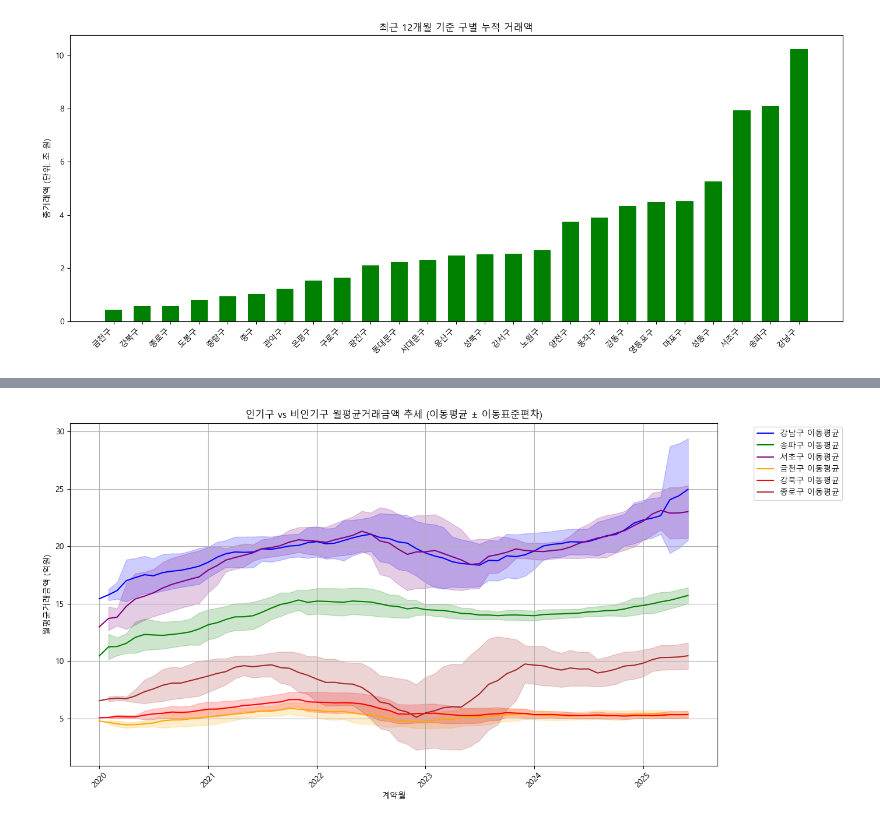
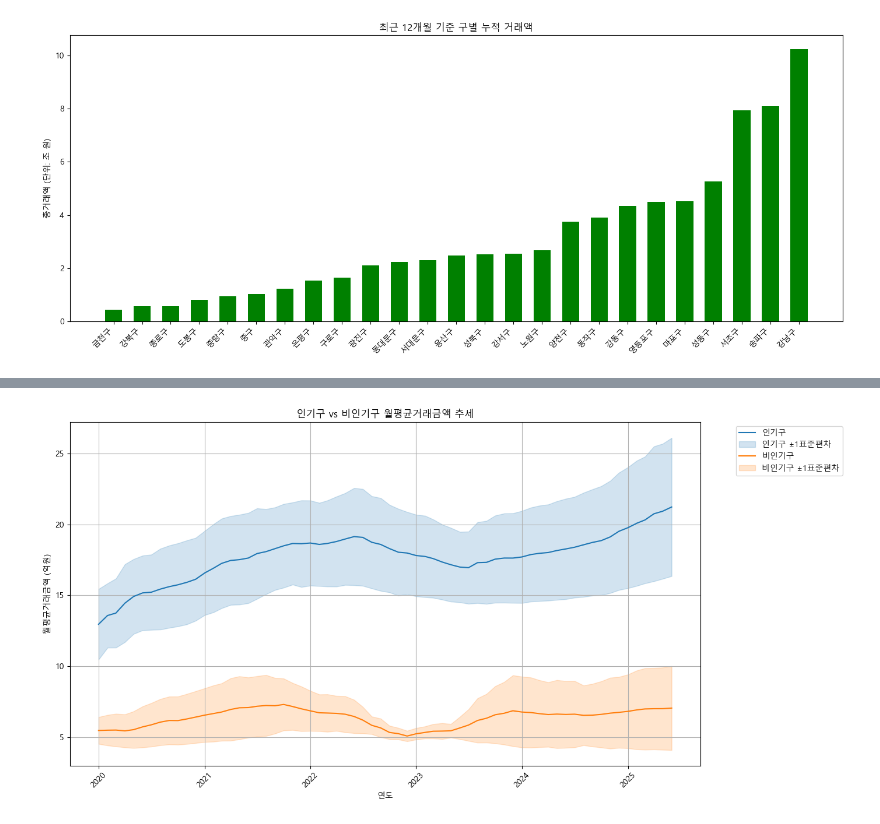
Before and after one commit to krystallinekim/pjt-DataAnalysis-Korean_Real_Estate, a Jupyter notebook: 01_market_comparison.ipynb, the cells around one changed output, grey strips where cells are left out. Saved outputs shown, nothing was run; the diff lists cells and outputs as text; code cells hidden in the pictures.

```diff
--- a/01_market_comparison.ipynb
+++ b/01_market_comparison.ipynb
@@ -27,6 +27,7 @@ plt.rcParams['axes.unicode_minus'] = False
 
 df_sales = pd.read_csv('./data/sales_clean.csv')
 df_sales['계약일'] = pd.to_datetime(df_sales['계약일'], format='%Y%m%d')
+df_sales['계약월'] = pd.to_datetime(df_sales['계약월'], format='%Y-%m-%d')
 
 df_sales_copy = df_sales.copy()
-display(df_sales_copy.head())
+# display(df_sales_copy.info())
@@ -54,15 +48,18 @@ popular = district_sales_stats.sort_values(by = ['총거래액', '거래건수']
 unpopular = district_sales_stats.sort_values(by = ['총거래액', '거래건수'], ascending=[True, False]).head(3).index.tolist()
 
 print(f'인기구: {popular}\n비인기구: {unpopular}')
+
+# 구분 컬럼 추가
+df_sales_copy['구분'] = df_sales_copy['구'].apply(
+    lambda x: '인기구' if x in popular else ('비인기구' if x in unpopular else '기타')
+)
 # %% [output]
 인기구: ['강남구', '송파구', '서초구']
 비인기구: ['금천구', '강북구', '종로구']
 # %%
 sales_popular_mask = df_sales_copy['구'].isin(popular + unpopular)
 df_popular = df_sales_copy[sales_popular_mask]
-df_popular['계약월'] = pd.to_datetime(df_popular['계약월'], format='%Y-%m-%d')
 # display(df_popular)
-
 
 ## 1. 전체 평균 거래가, 평단가
 avg_price_stats = df_popular.groupby('구').agg({
@@ -76,6 +73,10 @@ avg_price_stats.columns = ['구', '평균거래가', '평균평단가']
 from da_utils.calc_monthly_annual import calc_monthly_annual
 
 monthly_stats, annual_stats = calc_monthly_annual(df_popular, '구')
+
+monthly_stats['구분'] = monthly_stats['구'].apply(
+    lambda x: '인기구' if x in popular else ('비인기구' if x in unpopular else '기타')
+)
 # display(monthly_stats, annual_stats)
 # %%
 ## 3. 거래밀도 (월별 거래건수 / 인구수)
@@ -262,38 +326,31 @@ plt.show()
 # %%
-# 월평균거래금액 추세
+# 인기구/비인기구 데이터 선택
+df_plot = monthly_stats[monthly_stats['구'].isin(popular + unpopular)].copy()
+df_plot['구분'] = df_plot['구'].apply(lambda x: '인기구' if x in popular else '비인기구')
+
+# 구분별 월평균과 표준편차 계산
+df_summary = df_plot.groupby(['계약월','구분'])['이동평균'].agg(['mean','std']).reset_index()
+
+# 색상 설정
+colors = {'인기구':'tab:blue', '비인기구':'tab:orange'}
 
 plt.figure(figsize=(14,7))
 
-# 인기구 색상 리스트
-popular_colors = ['blue', 'green', 'purple']
-# 비인기구 색상 리스트
-unpopular_colors = ['orange', 'red', 'brown']
+for group in ['인기구','비인기구']:
+    subset = df_summary[df_summary['구분']==group]
+    plt.plot(subset['계약월'], subset['mean']/1e8, label=f'{group}', color=colors[group])
+    plt.fill_between(subset['계약월'],
+                     (subset['mean'] - subset['std'])/1e8,
+                     (subset['mean'] + subset['std'])/1e8,
+                     color=colors[group], alpha=0.2, label=f'{group} ±1표준편차')
 
-# 인기구
-for i, g in enumerate(popular):
-    df = monthly_stats[monthly_stats['구'] == g]
-    plt.plot(df['계약월'], df['이동평균']/1e8, label=f'{g} 이동평균', color=popular_colors[i])
-    plt.fill_between(df['계약월'],
-                     (df['이동평균'] - df['이동표준편차'])/1e8,
-                     (df['이동평균'] + df['이동표준편차'])/1e8,
-                     color=popular_colors[i], alpha=0.2)
-
-# 비인기구
-for i, g in enumerate(unpopular):
-    df = monthly_stats[monthly_stats['구'] == g]
-    plt.plot(df['계약월'], df['이동평균']/1e8, label=f'{g} 이동평균', color=unpopular_colors[i])
-    plt.fill_between(df['계약월'],
-                     (df['이동평균'] - df['이동표준편차'])/1e8,
-                     (df['이동평균'] + df['이동표준편차'])/1e8,
-                     color=unpopular_colors[i], alpha=0.2)
-
-plt.title('인기구 vs 비인기구 월평균거래금액 추세 (이동평균 ± 이동표준편차)')
-plt.xlabel('계약월')
+plt.title('인기구 vs 비인기구 월평균거래금액 추세')
+plt.xlabel('연도')
 plt.ylabel('월평균거래금액 (억원)')
 plt.xticks(rotation=45)
 plt.legend(bbox_to_anchor=(1.05, 1), loc='upper left')
 plt.grid(True)
 plt.tight_layout()
 plt.show()
 # %% [output]
-[figure, old version]
+[figure, new version]
```
Also changed, not shown: parts of 8 cells of this notebook.
